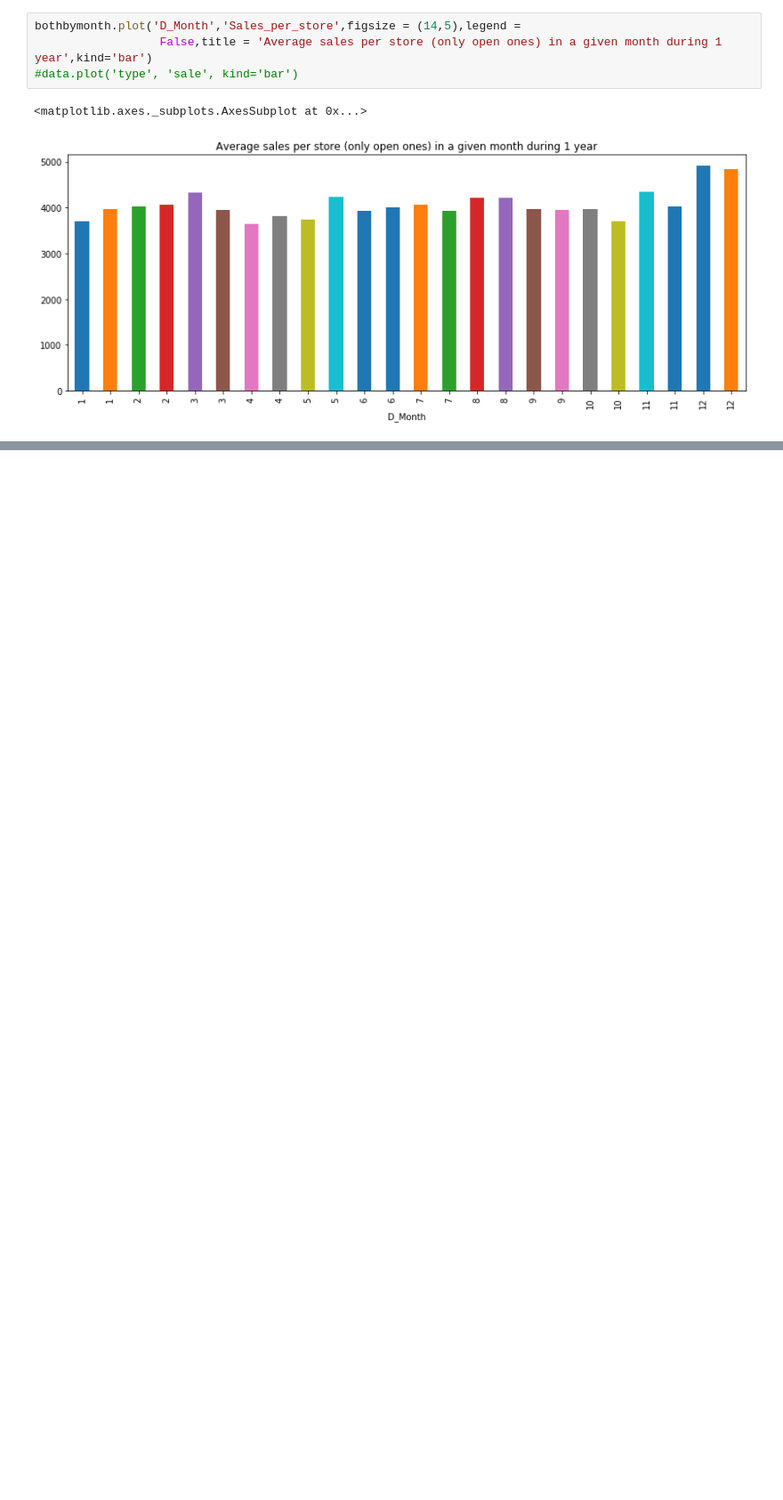
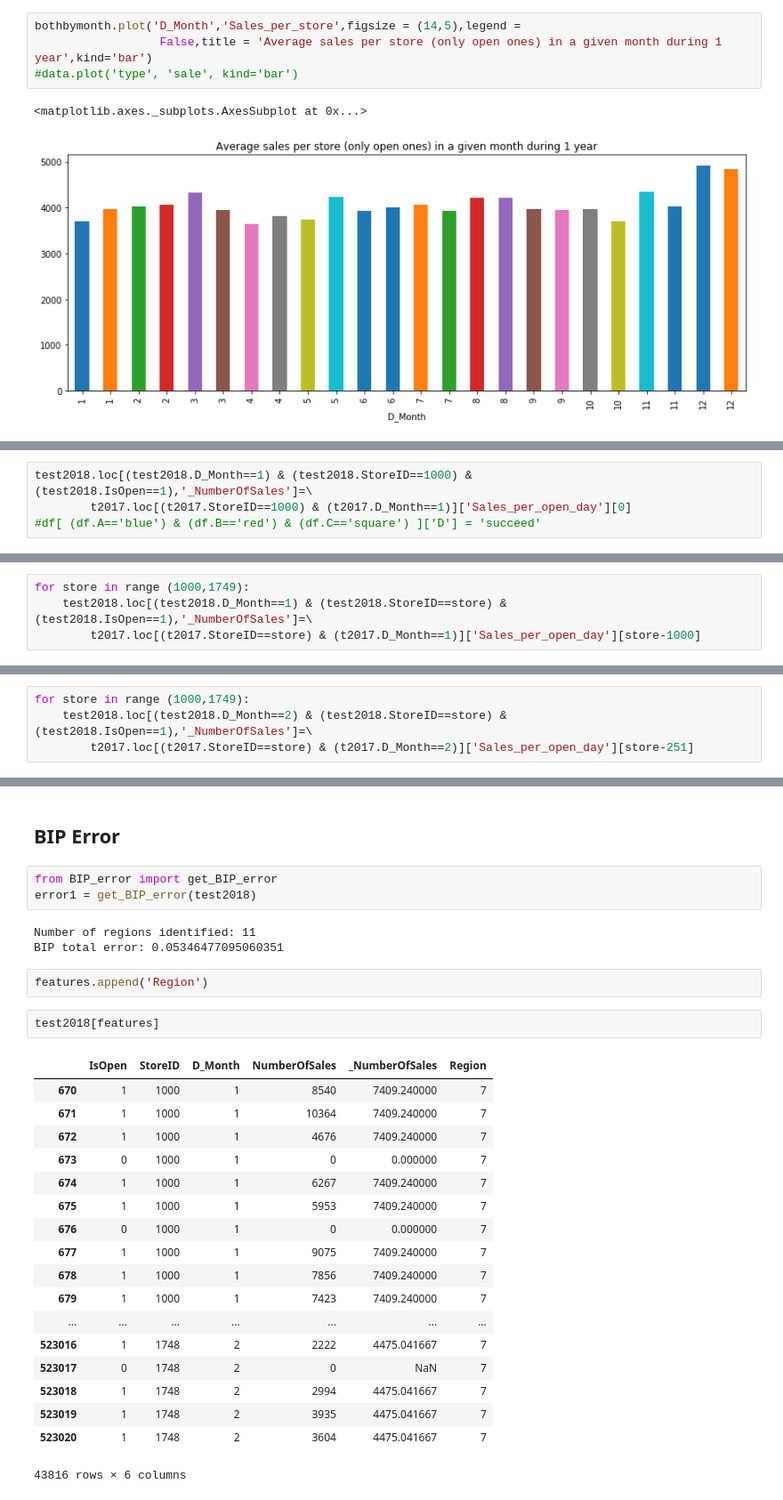
Before and after one commit to mirkomantovani/DMTM-project-BIP, a Jupyter notebook: 6.1_AVG_Month_Ensemble.ipynb, the cells around one changed output, grey strips where cells are left out. Shown at 89% size. Cells and saved outputs as stored; diff of their text form; blank space fills up the shorter version.

Commit message:
Finished mean sales by month ensemble

```diff
--- a/6.1_AVG_Month_Ensemble.ipynb
+++ b/6.1_AVG_Month_Ensemble.ipynb
@@ -155,0 +201,4 @@ bothbymonth.plot('D_Month','Sales_per_store',figsize = (14,5),legend =
+# %%
+test2018.loc[(test2018.D_Month==1) & (test2018.StoreID==1000) & (test2018.IsOpen==1),'_NumberOfSales']=\
+        t2017.loc[(t2017.StoreID==1000) & (t2017.D_Month==1)]['Sales_per_open_day'][0]
+#df[ (df.A=='blue') & (df.B=='red') & (df.C=='square') ]['D'] = 'succeed'
@@ -155,0 +228,4 @@ bothbymonth.plot('D_Month','Sales_per_store',figsize = (14,5),legend =
+# %%
+for store in range (1000,1749):
+    test2018.loc[(test2018.D_Month==1) & (test2018.StoreID==store) & (test2018.IsOpen==1),'_NumberOfSales']=\
+        t2017.loc[(t2017.StoreID==store) & (t2017.D_Month==1)]['Sales_per_open_day'][store-1000]
@@ -155,0 +238,4 @@ bothbymonth.plot('D_Month','Sales_per_store',figsize = (14,5),legend =
+# %%
+for store in range (1000,1749):
+    test2018.loc[(test2018.D_Month==2) & (test2018.StoreID==store) & (test2018.IsOpen==1),'_NumberOfSales']=\
+        t2017.loc[(t2017.StoreID==store) & (t2017.D_Month==2)]['Sales_per_open_day'][store-251]
@@ -155,0 +263,31 @@ bothbymonth.plot('D_Month','Sales_per_store',figsize = (14,5),legend =
+# %% [markdown]
+## BIP Error
+# %%
+from BIP_error import get_BIP_error
+error1 = get_BIP_error(test2018)
+# %% [output]
+Number of regions identified: 11
+BIP total error: 0.05346477095060351
+# %%
+features.append('Region')
+# %%
+test2018[features]
+# %% [output]
+|  | IsOpen | StoreID | D_Month | NumberOfSales | _NumberOfSales | Region |
+| 670 | 1 | 1000 | 1 | 8540 | 7409.240000 | 7 |
+| 671 | 1 | 1000 | 1 | 10364 | 7409.240000 | 7 |
+| 672 | 1 | 1000 | 1 | 4676 | 7409.240000 | 7 |
+| 673 | 0 | 1000 | 1 | 0 | 0.000000 | 7 |
+| 674 | 1 | 1000 | 1 | 6267 | 7409.240000 | 7 |
+| 675 | 1 | 1000 | 1 | 5953 | 7409.240000 | 7 |
+| 676 | 0 | 1000 | 1 | 0 | 0.000000 | 7 |
+| 677 | 1 | 1000 | 1 | 9075 | 7409.240000 | 7 |
+| 678 | 1 | 1000 | 1 | 7856 | 7409.240000 | 7 |
+| 679 | 1 | 1000 | 1 | 7423 | 7409.240000 | 7 |
+| ... | ... | ... | ... | ... | ... | ... |
+| 523016 | 1 | 1748 | 2 | 2222 | 4475.041667 | 7 |
+| 523017 | 0 | 1748 | 2 | 0 | NaN | 7 |
+| 523018 | 1 | 1748 | 2 | 2994 | 4475.041667 | 7 |
+| 523019 | 1 | 1748 | 2 | 3935 | 4475.041667 | 7 |
+| 523020 | 1 | 1748 | 2 | 3604 | 4475.041667 | 7 |
+43816 rows × 6 columns
```
Also changed, not shown: parts of 19 cells of this notebook.
